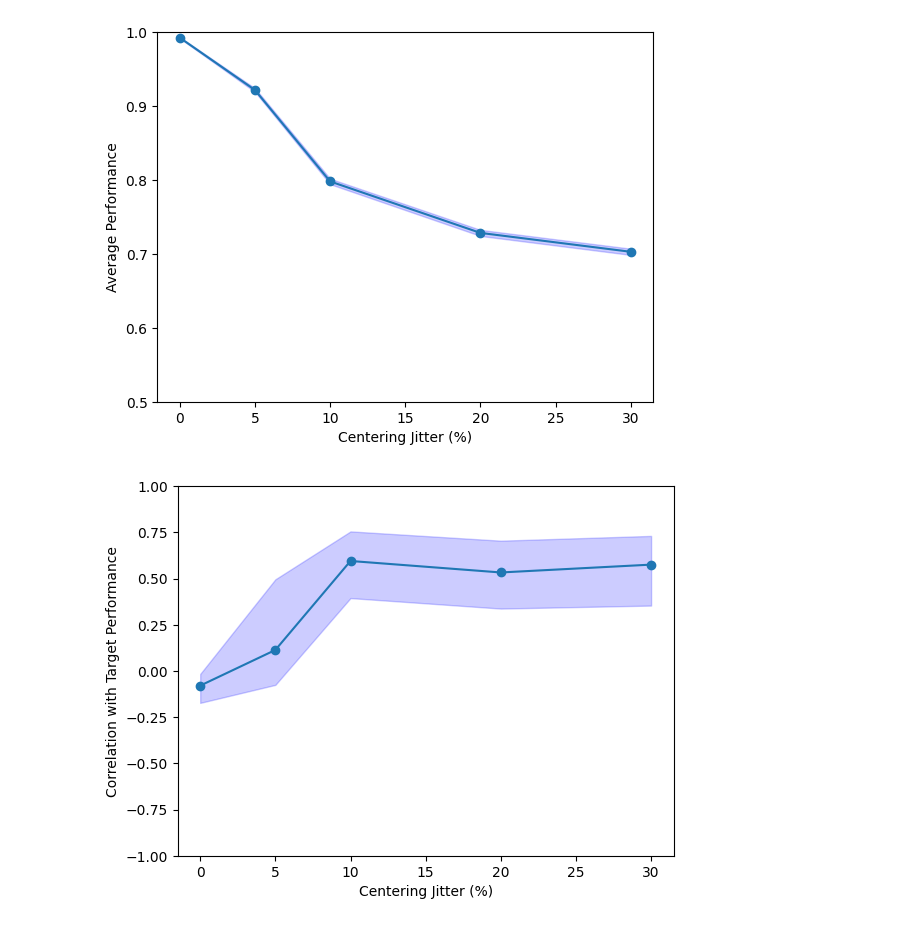
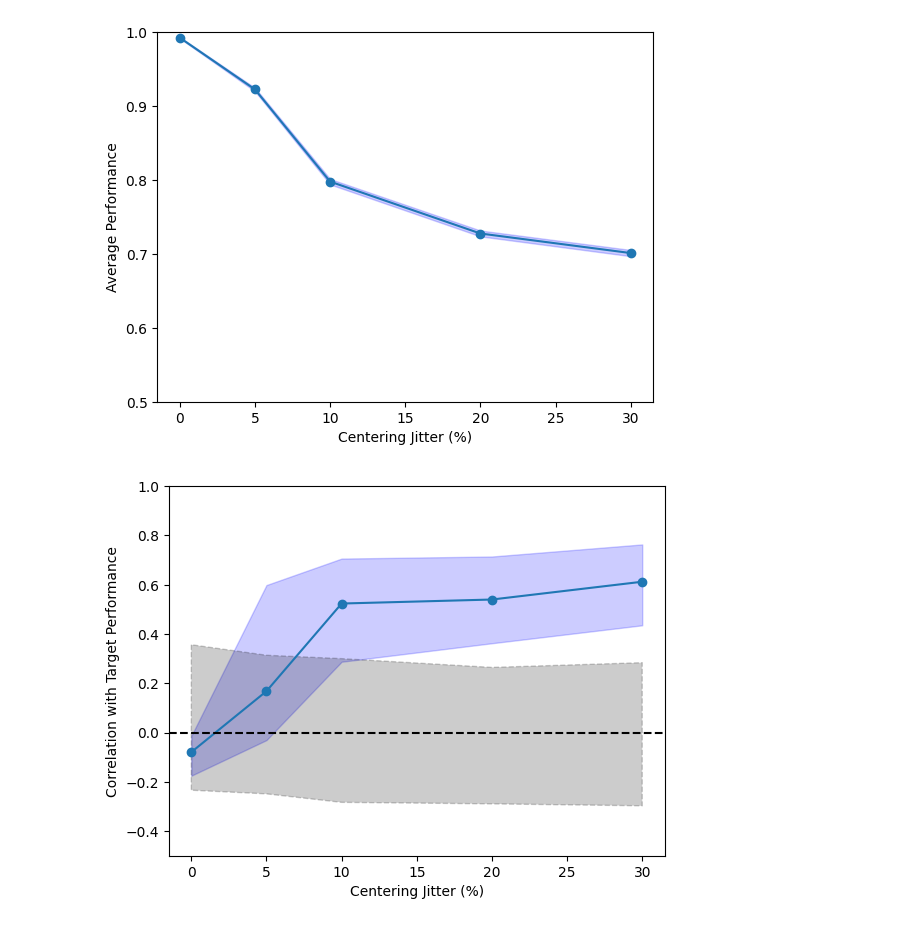
Before and after one commit to emeyer121/TreeShrewObjectRecognition, a Jupyter notebook: 5_behaviorModeling/imgJitterAnalysis.ipynb, the cells around one changed output. Drawn from its saved outputs; the diff is of its cells as text; code cells hidden in the pictures.

```diff
--- a/5_behaviorModeling/imgJitterAnalysis.ipynb
+++ b/5_behaviorModeling/imgJitterAnalysis.ipynb
@@ -170,8 +170,15 @@ for idx, jj in enumerate(jitt):
         targ_idx = df['T_Expt_ID'] == tt
         targ_correct[idx,t_idx] = np.mean(correct_choice[targ_idx])
 
-    # Compute Avg Performance and 95% confidence interval
-    confidence_interval[idx,:] = stats.t.interval(0.95, len(correct_choice)-1, loc=np.mean(correct_choice), scale=stats.sem(correct_choice))
+    n = len(correct_choice)
+    n_boot = 1000
+
+    # Resample trials with replacement, compute accuracy for each resample
+    idx_boot = np.random.randint(0, n, size=(n_boot, n))
+    boot_means = correct_choice[idx_boot].mean(axis=1)
+
+    lo, hi = np.percentile(boot_means, [2.5, 97.5])
+    confidence_interval[idx,:] = [lo, hi]
     avg_performance[idx] = np.mean(correct_choice)
     print(f"Average performance for jitter {jj}%: {avg_performance[idx]:.4f}")
 # %% [output]
@@ -195,27 +202,36 @@ plt.show()
 # %%
 # calculate performance for each target from df['correct']
 targ_perf = np.full(len(unique_targs), np.nan)
 for t_idx, tt in enumerate(unique_targs):
     targ_idx = df['T_Expt_ID'] == tt
     targ_perf[t_idx] = np.mean(df.loc[targ_idx, 'correct'])
 
 # for each jitter level, compute correlation between targ_correct and targ_perf with bootstrapping and plotting the results
 corr = np.full(len(jitt), np.nan)
 boot_corr = np.full((len(jitt), 1000), np.nan)
 for jj in range(len(jitt)):
     corr[jj] = np.corrcoef(targ_correct[jj,:], targ_perf)[0, 1]
     for b in range(1000):
         boot_idx = np.random.choice(len(unique_targs), len(unique_targs), replace=True)
         boot_corr[jj,b] = np.corrcoef(targ_correct[jj,boot_idx], targ_perf[boot_idx])[0, 1]
 
+# shuffle lables to get null distribution of correlation around 0
+null_corr = np.full((len(jitt), 1000), np.nan)
+for jj in range(len(jitt)):
+    for b in range(1000):
+        boot_idx = np.random.choice(len(unique_targs), len(unique_targs), replace=True)
+        null_corr[jj,b] = np.corrcoef(targ_correct[jj,boot_idx], np.random.permutation(targ_perf[boot_idx]))[0, 1]
+
 plt.figure()
 plt.plot(jitt, corr, marker='o')
 plt.fill_between(jitt, np.nanpercentile(boot_corr, 2.5, axis=1), np.nanpercentile(boot_corr, 97.5, axis=1), color='b', alpha=0.2)
+plt.fill_between(jitt, np.nanpercentile(null_corr, 2.5, axis=1), np.nanpercentile(null_corr, 97.5, axis=1), color='k', alpha=0.2, linestyle='--')
+plt.axhline(0, color='k', linestyle='--')
 plt.xlabel('Centering Jitter (%)')
 plt.ylabel('Correlation with Target Performance')
-plt.ylim(-1, 1)
+plt.ylim(-0.5, 1)
 plt.savefig(f'./figures/Camel_v2_test_nn_jitter_img_perf_corr_trainjitt.png', dpi=300)
 plt.savefig(f'./figures/Camel_v2_test_nn_jitter_img_perf_corr_trainjitt.svg', dpi=300)
 plt.show()
 # %% [output]
-[figure, old version]
+[figure, new version]
```
Also changed, not shown: parts of 3 cells of this notebook.
